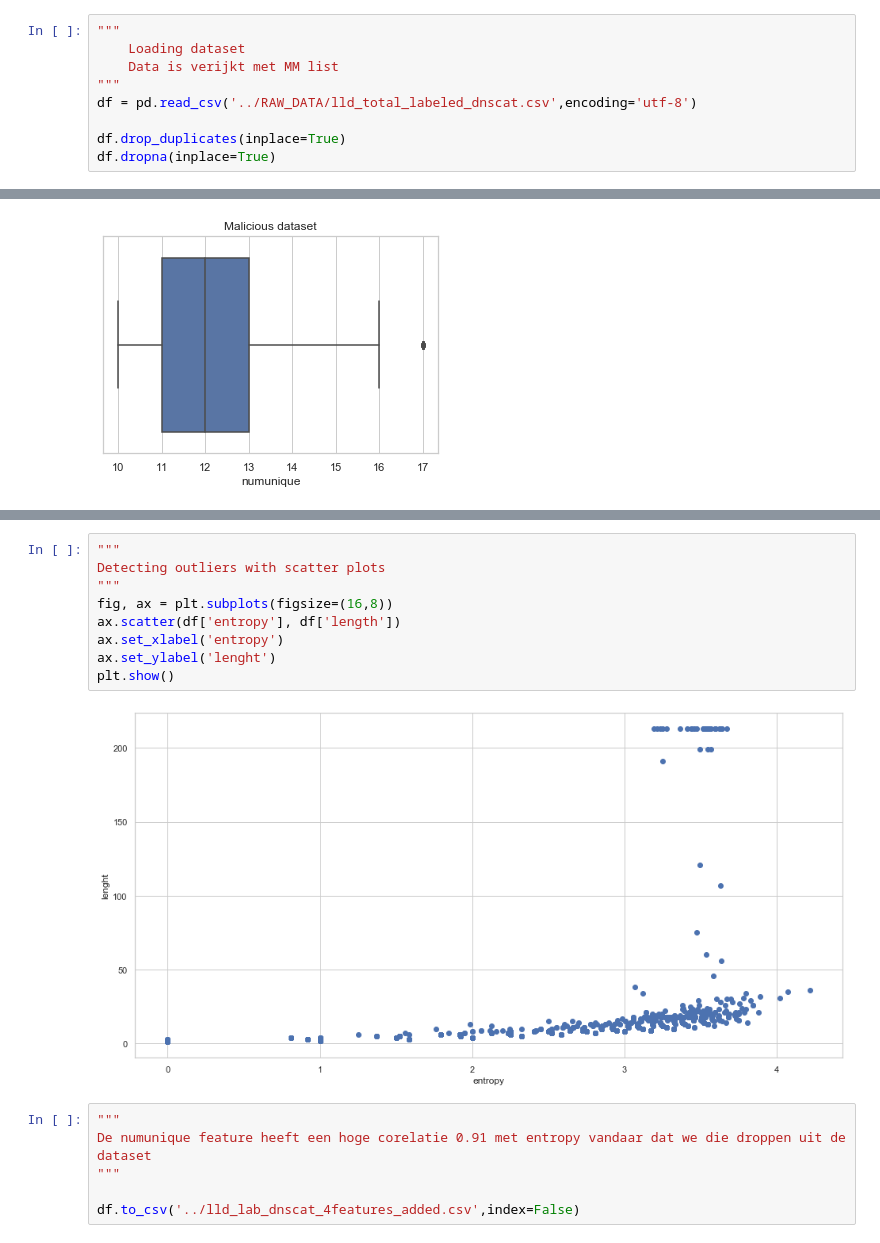
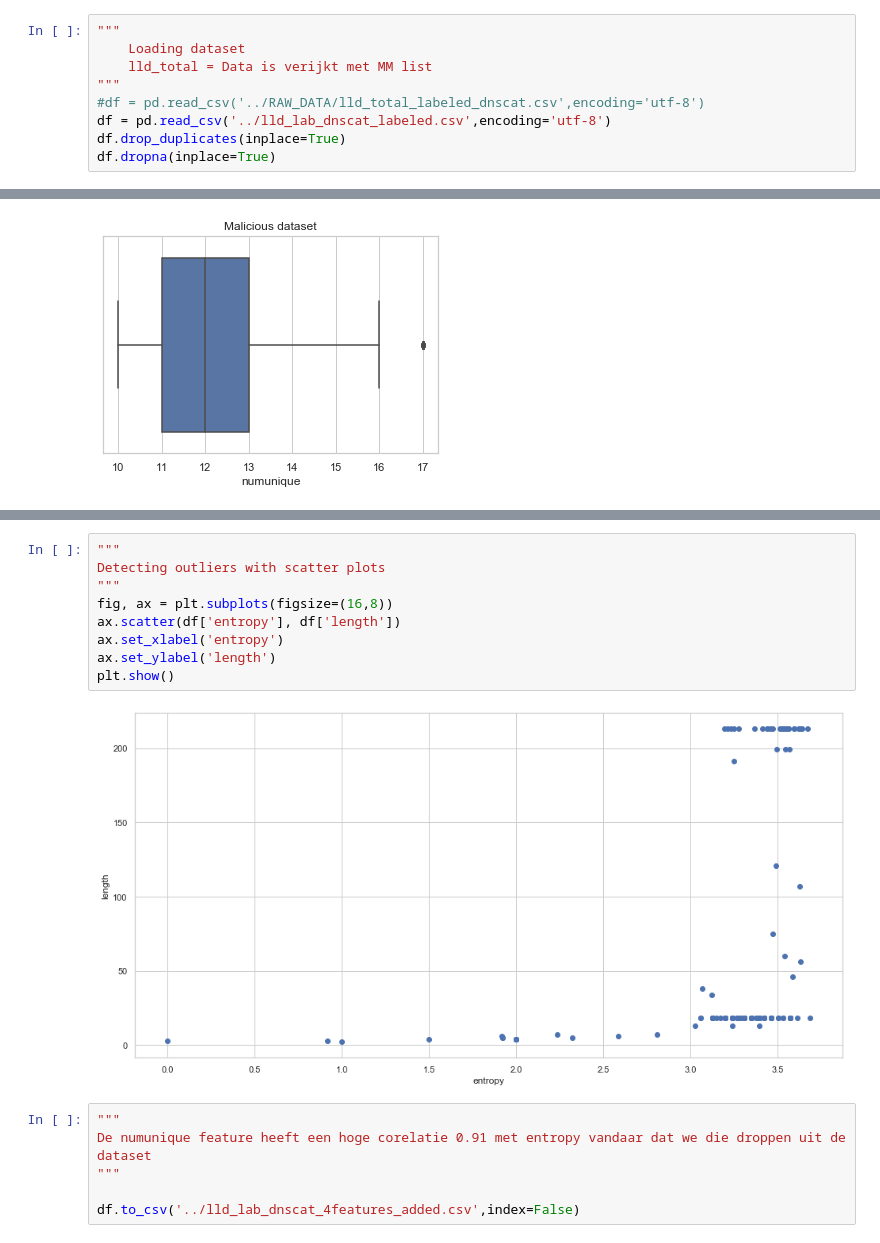
Before and after one commit to azeus404/module6, a Jupyter notebook: detector/preprocessing.ipynb, the cells around one changed output, grey strips where cells are left out. Cells and saved outputs as stored; diff of their text form.

```diff
--- a/detector/preprocessing.ipynb
+++ b/detector/preprocessing.ipynb
@@ -10,10 +10,10 @@ from collections import Counter
 # %%
 """
     Loading dataset
-    Data is verijkt met MM list
+    lld_total = Data is verijkt met MM list
 """
-df = pd.read_csv('../RAW_DATA/lld_total_labeled_dnscat.csv',encoding='utf-8')
-
+#df = pd.read_csv('../RAW_DATA/lld_total_labeled_dnscat.csv',encoding='utf-8')
+df = pd.read_csv('../lld_lab_dnscat_labeled.csv',encoding='utf-8')
 df.drop_duplicates(inplace=True)
 df.dropna(inplace=True)
 # %%
@@ -258,14 +266,14 @@ print(z)
 # %%
 """
 Detecting outliers with scatter plots
 """
 fig, ax = plt.subplots(figsize=(16,8))
 ax.scatter(df['entropy'], df['length'])
 ax.set_xlabel('entropy')
-ax.set_ylabel('lenght')
+ax.set_ylabel('length')
 plt.show()
 # %% [output]
-[figure, old version]
+[figure, new version]
 # %%
 """
 De numunique feature heeft een hoge corelatie 0.91 met entropy vandaar dat we die droppen uit de dataset
```
Also changed, not shown: parts of 9 cells of this notebook, 1 other file.
